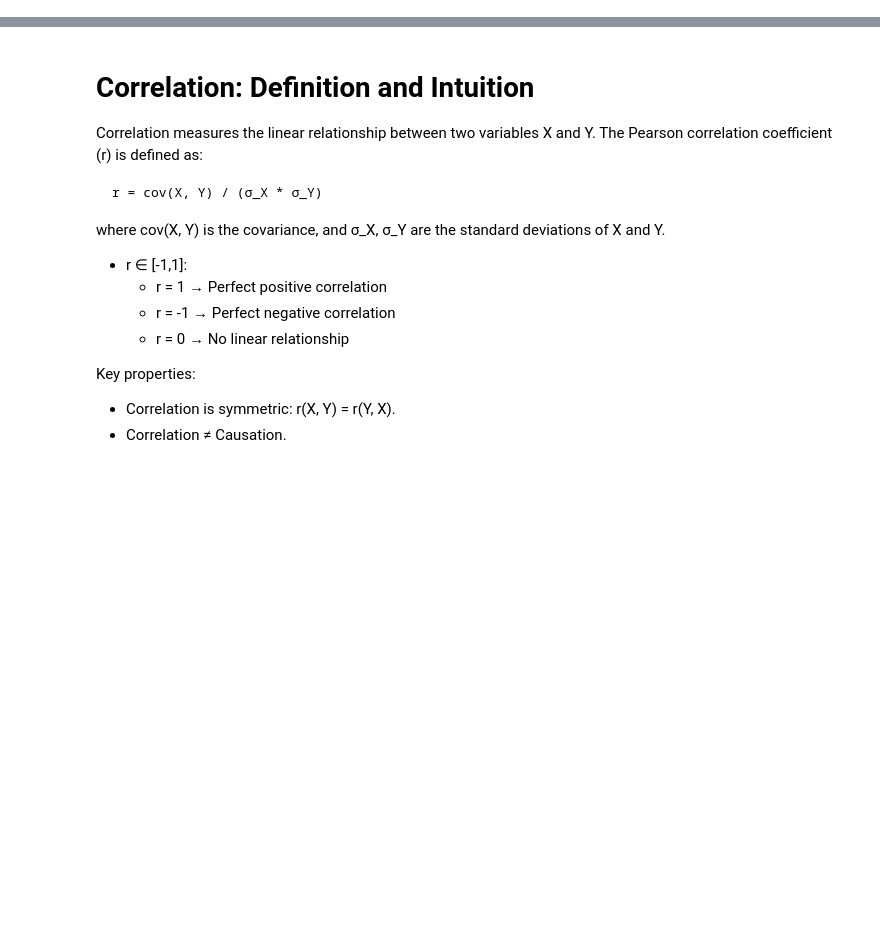
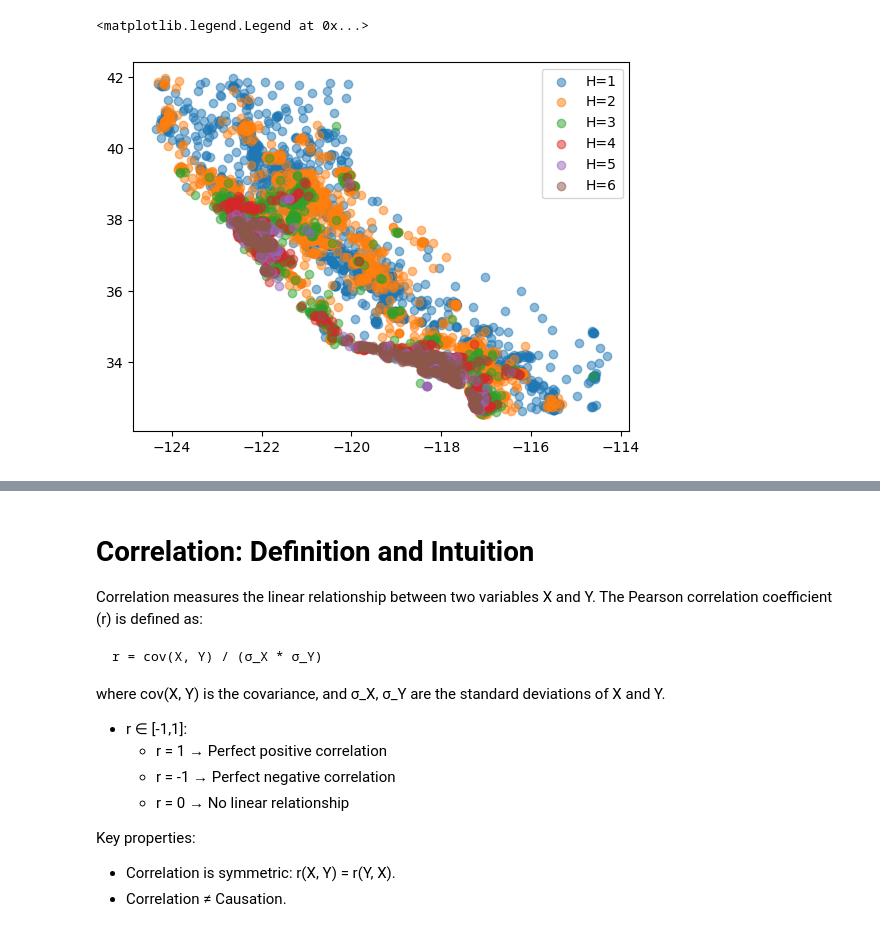
Before and after one commit to julianjica/ModSim, a Jupyter notebook: notebooks/Housing.ipynb, the cells around one changed output, grey strips where cells are left out. Cells and saved outputs as stored; diff of their text form; code cells hidden in the pictures; blank space fills up the shorter version.

```diff
--- a/notebooks/Housing.ipynb
+++ b/notebooks/Housing.ipynb
@@ -20,0 +107,2 @@ housing["MedInc"]
+# %%
+housing["H"] = housing["MedHouseVal"].astype(int) + 1
@@ -20,0 +141,8 @@ housing["MedInc"]
+# %%
+for ii in range(1, 7):
+    subdata = housing[housing["H"] == ii][["Latitude", "Longitude"]]
+    plt.scatter(subdata["Longitude"], subdata["Latitude"], label="H=%i"%ii, alpha=0.5)
+plt.legend()
+# %% [output]
+<matplotlib.legend.Legend at 0x...>
+[figure, added]
```
Also changed, not shown: parts of 29 cells of this notebook.
